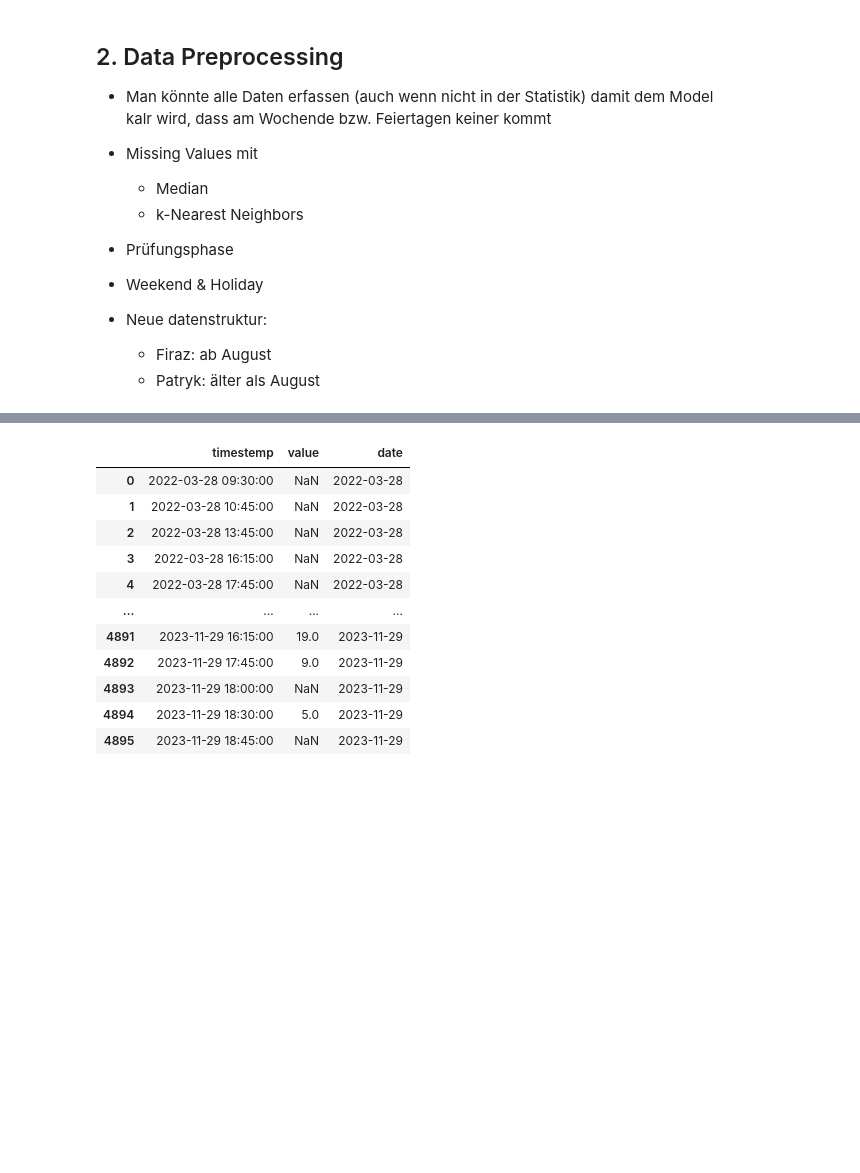
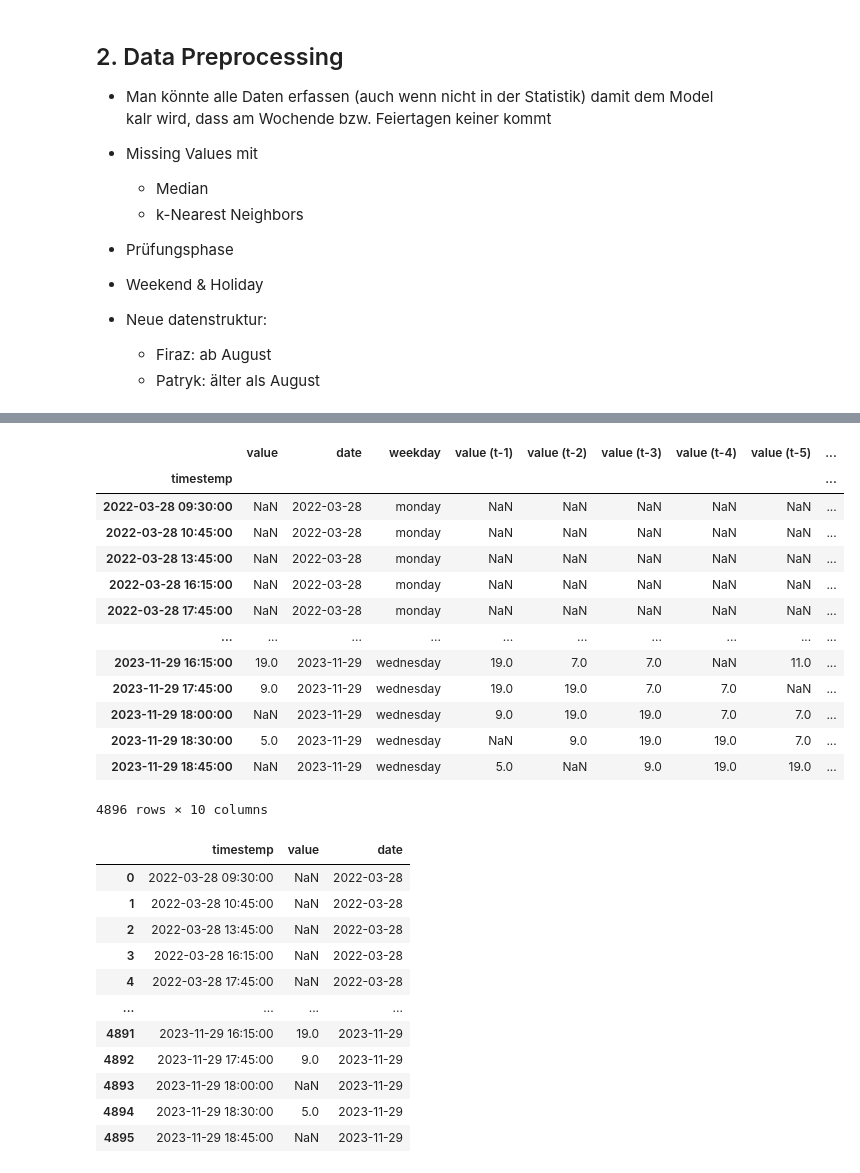
Before and after one commit to PatrykGadziomski/Visitor-prediction, a Jupyter notebook: Project_with_new_data.ipynb, the cells around one changed output, grey strips where cells are left out. Drawn from its saved outputs; the diff is of its cells as text; code cells hidden in the pictures; blank space fills up the shorter version.

Commit message:
extracting the t-1 data for the input

```diff
--- a/Project_with_new_data.ipynb
+++ b/Project_with_new_data.ipynb
@@ -79,3 +95,35 @@ visitor_data.plot(x="timestemp", y="value", figsize=(20, 4))
+# %%
+# Die Vergangeheitswerte t-1 etc. bekommen
+def prepare_dateframe_for_lstm(df, n_steps):
+    df = dc(df)
+
+    df.set_index('timestemp', inplace=True)
+
+    for i in range(1, n_steps + 1):
+        df[f'value (t-{i})'] = df['value'].shift(i)
+
+    return df
+
+lookback = 7
+shifted_df = prepare_dateframe_for_lstm(visitor_data, lookback)
+shifted_df
+
+# wenn wir zei Wochen übergeben wollen, müssen wir 8*14=114 Werte zurück gehen...
+# %% [output]
+|  | value | date | weekday | value (t-1) | value (t-2) | value (t-3) | value (t-4) | value (t-5) | ... |
+| timestemp |  |  |  |  |  |  |  |  | ... |
+| 2022-03-28 09:30:00 | NaN | 2022-03-28 | monday | NaN | NaN | NaN | NaN | NaN | ... |
+| 2022-03-28 10:45:00 | NaN | 2022-03-28 | monday | NaN | NaN | NaN | NaN | NaN | ... |
+| 2022-03-28 13:45:00 | NaN | 2022-03-28 | monday | NaN | NaN | NaN | NaN | NaN | ... |
+| 2022-03-28 16:15:00 | NaN | 2022-03-28 | monday | NaN | NaN | NaN | NaN | NaN | ... |
+| 2022-03-28 17:45:00 | NaN | 2022-03-28 | monday | NaN | NaN | NaN | NaN | NaN | ... |
+| ... | ... | ... | ... | ... | ... | ... | ... | ... | ... |
+| 2023-11-29 16:15:00 | 19.0 | 2023-11-29 | wednesday | 19.0 | 7.0 | 7.0 | NaN | 11.0 | ... |
+| 2023-11-29 17:45:00 | 9.0 | 2023-11-29 | wednesday | 19.0 | 19.0 | 7.0 | 7.0 | NaN | ... |
+| 2023-11-29 18:00:00 | NaN | 2023-11-29 | wednesday | 9.0 | 19.0 | 19.0 | 7.0 | 7.0 | ... |
+| 2023-11-29 18:30:00 | 5.0 | 2023-11-29 | wednesday | NaN | 9.0 | 19.0 | 19.0 | 7.0 | ... |
+| 2023-11-29 18:45:00 | NaN | 2023-11-29 | wednesday | 5.0 | NaN | 9.0 | 19.0 | 19.0 | ... |
+4896 rows × 10 columns
 # %%
 date_list = []
 
```
Also changed, not shown: parts of 3 cells of this notebook.
